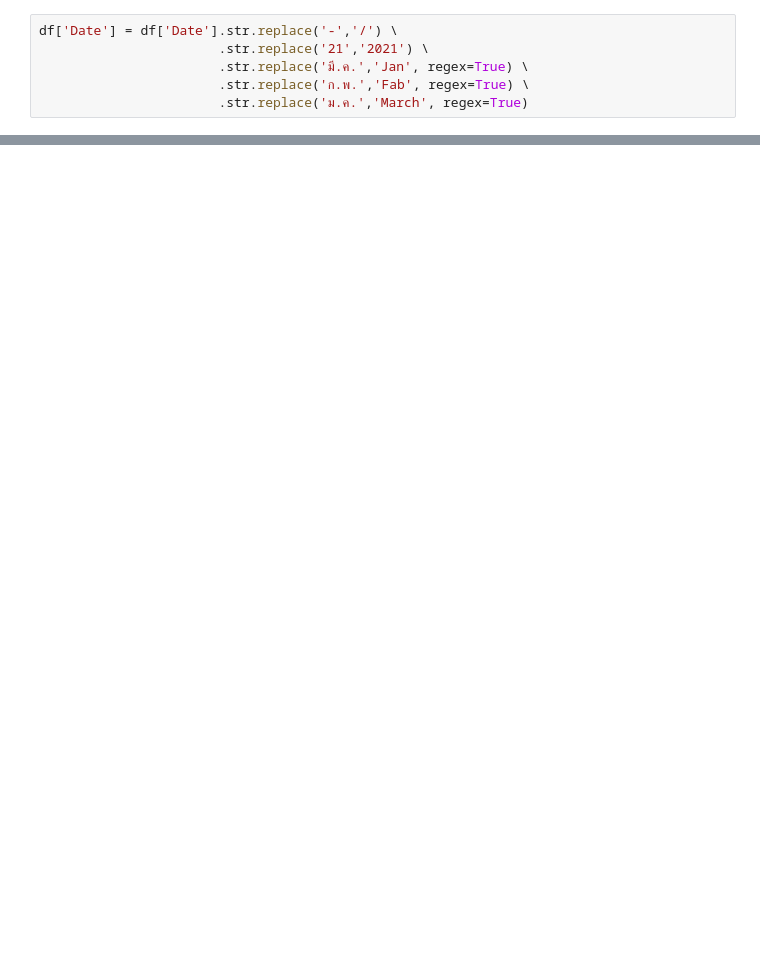
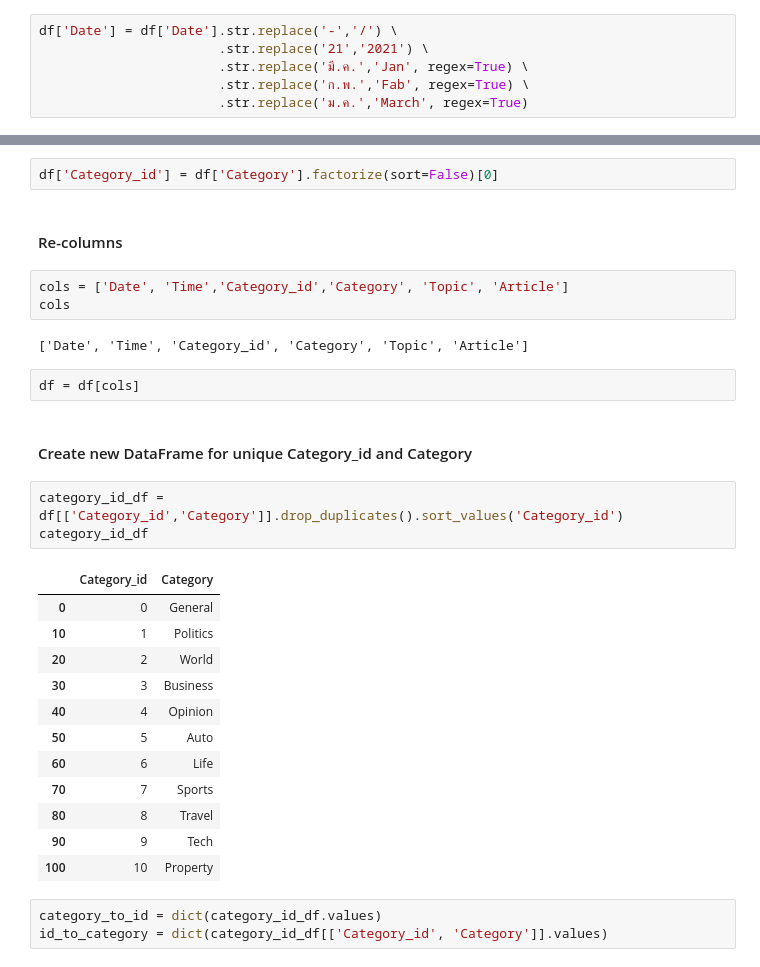
Before and after one commit to MEOW119X/Automated-News-Categorizer, a Jupyter notebook: preliminary experiment/Notebook (Marwan).ipynb, the cells around one changed output, grey strips where cells are left out. Saved outputs shown, nothing was run; the diff lists cells and outputs as text; blank space fills up the shorter version.

```diff
--- a/preliminary experiment/Notebook (Marwan).ipynb
+++ b/preliminary experiment/Notebook (Marwan).ipynb
@@ -91,0 +130,32 @@ df
+# %%
+df['Category_id'] = df['Category'].factorize(sort=False)[0]
+# %% [markdown]
+#### Re-columns
+# %%
+cols = ['Date', 'Time','Category_id','Category', 'Topic', 'Article']
+cols
+# %% [output]
+['Date', 'Time', 'Category_id', 'Category', 'Topic', 'Article']
+# %%
+df = df[cols]
+# %% [markdown]
+#### Create new DataFrame for unique Category_id and Category
+# %%
+category_id_df = df[['Category_id','Category']].drop_duplicates().sort_values('Category_id')
+category_id_df
+# %% [output]
+|  | Category_id | Category |
+| 0 | 0 | General |
+| 10 | 1 | Politics |
+| 20 | 2 | World |
+| 30 | 3 | Business |
+| 40 | 4 | Opinion |
+| 50 | 5 | Auto |
+| 60 | 6 | Life |
+| 70 | 7 | Sports |
+| 80 | 8 | Travel |
+| 90 | 9 | Tech |
+| 100 | 10 | Property |
+# %%
+category_to_id = dict(category_id_df.values)
+id_to_category = dict(category_id_df[['Category_id', 'Category']].values)
```
Also changed, not shown: parts of 32 cells of this notebook.
